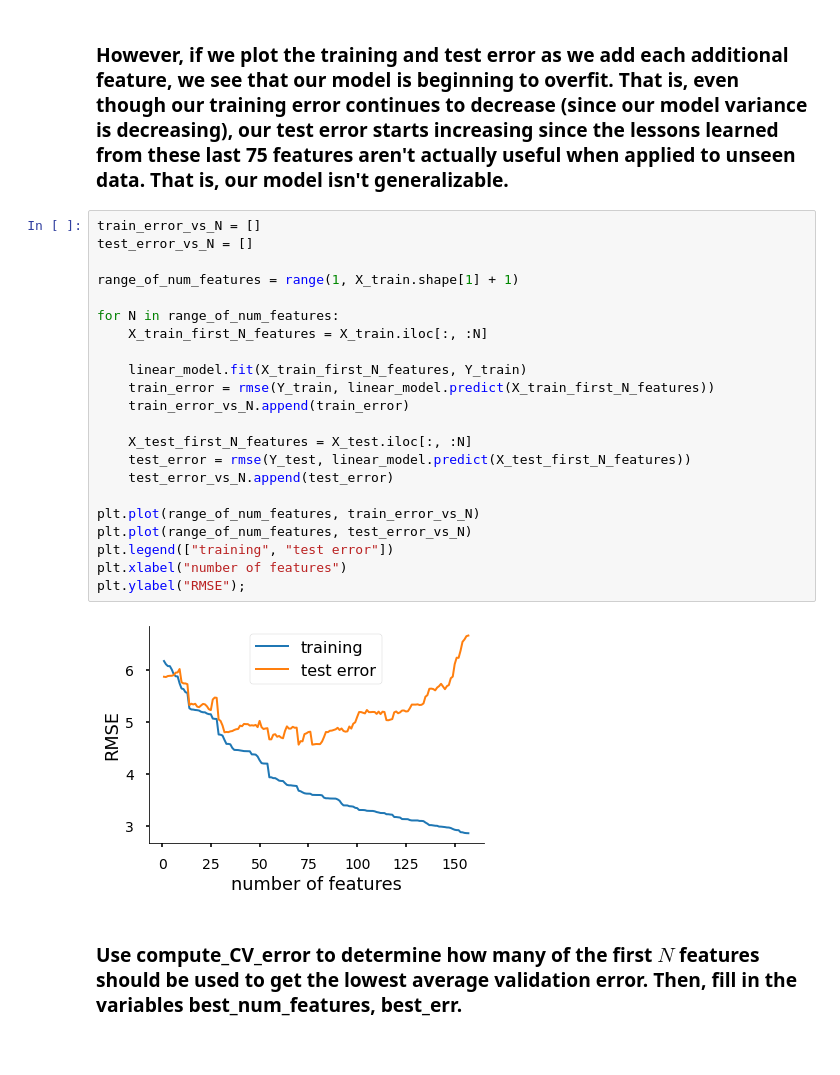
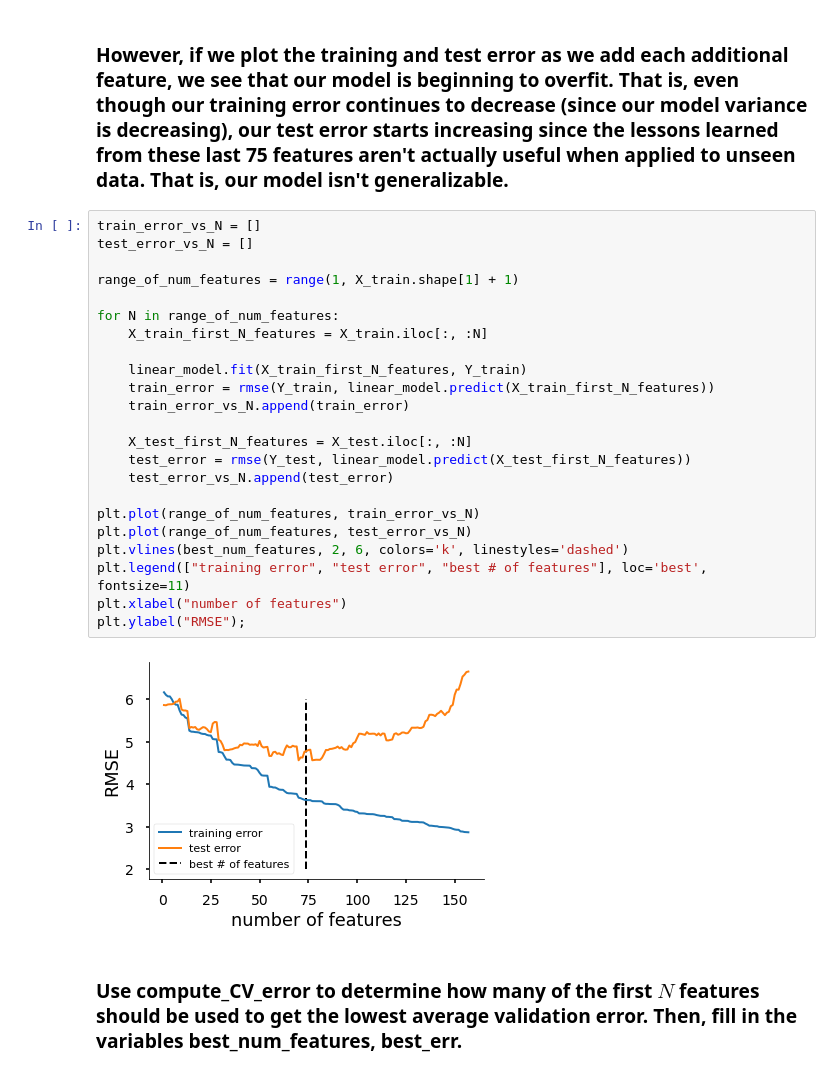
Before and after one commit to maedbhk/cerebellum_transcriptomics, a Jupyter notebook: notebooks/linear_regression_model.ipynb, the cells around one changed output. Drawn from its saved outputs; the diff is of its cells as text.

```diff
--- a/notebooks/linear_regression_model.ipynb
+++ b/notebooks/linear_regression_model.ipynb
@@ -83,27 +84,28 @@ def rmse(actual_y, predicted_y):
 # %%
 train_error_vs_N = []
 test_error_vs_N = []
 
 range_of_num_features = range(1, X_train.shape[1] + 1)
 
 for N in range_of_num_features:
     X_train_first_N_features = X_train.iloc[:, :N]
 
     linear_model.fit(X_train_first_N_features, Y_train)
     train_error = rmse(Y_train, linear_model.predict(X_train_first_N_features))
     train_error_vs_N.append(train_error)
 
     X_test_first_N_features = X_test.iloc[:, :N]
     test_error = rmse(Y_test, linear_model.predict(X_test_first_N_features))
     test_error_vs_N.append(test_error)
 
 plt.plot(range_of_num_features, train_error_vs_N)
 plt.plot(range_of_num_features, test_error_vs_N)
-plt.legend(["training", "test error"])
+plt.vlines(best_num_features, 2, 6, colors='k', linestyles='dashed')
+plt.legend(["training error", "test error", "best # of features"], loc='best', fontsize=11)
 plt.xlabel("number of features")
 plt.ylabel("RMSE");
 # %% [output]
-[figure, old version]
+[figure, new version]
 # %% [markdown]
 ### Use compute_CV_error to determine how many of the first $N$ features should be used to get the lowest average validation error. Then, fill in the variables best_num_features, best_err.
 # %%
```
Also changed, not shown: parts of 2 cells of this notebook, 6 other files.
